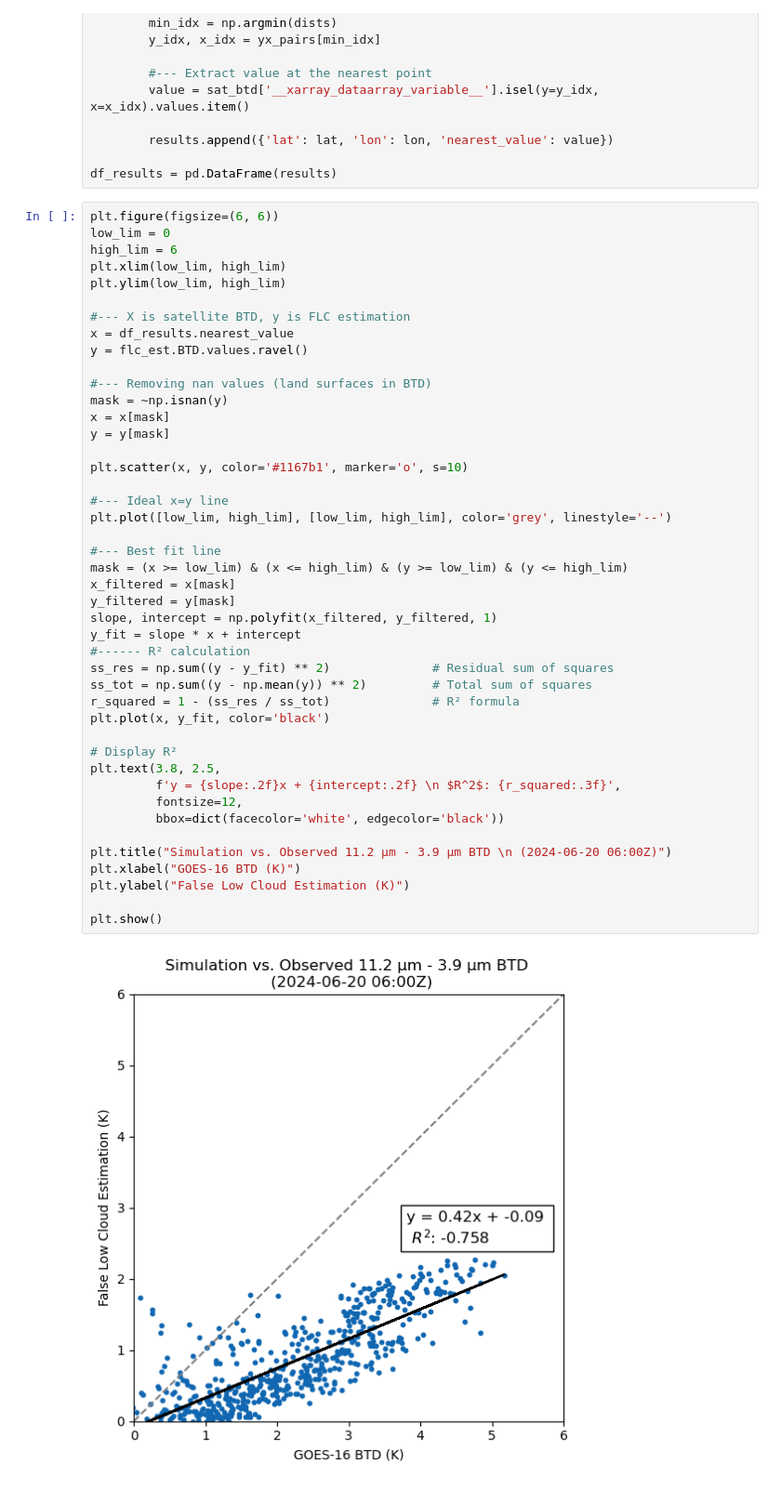
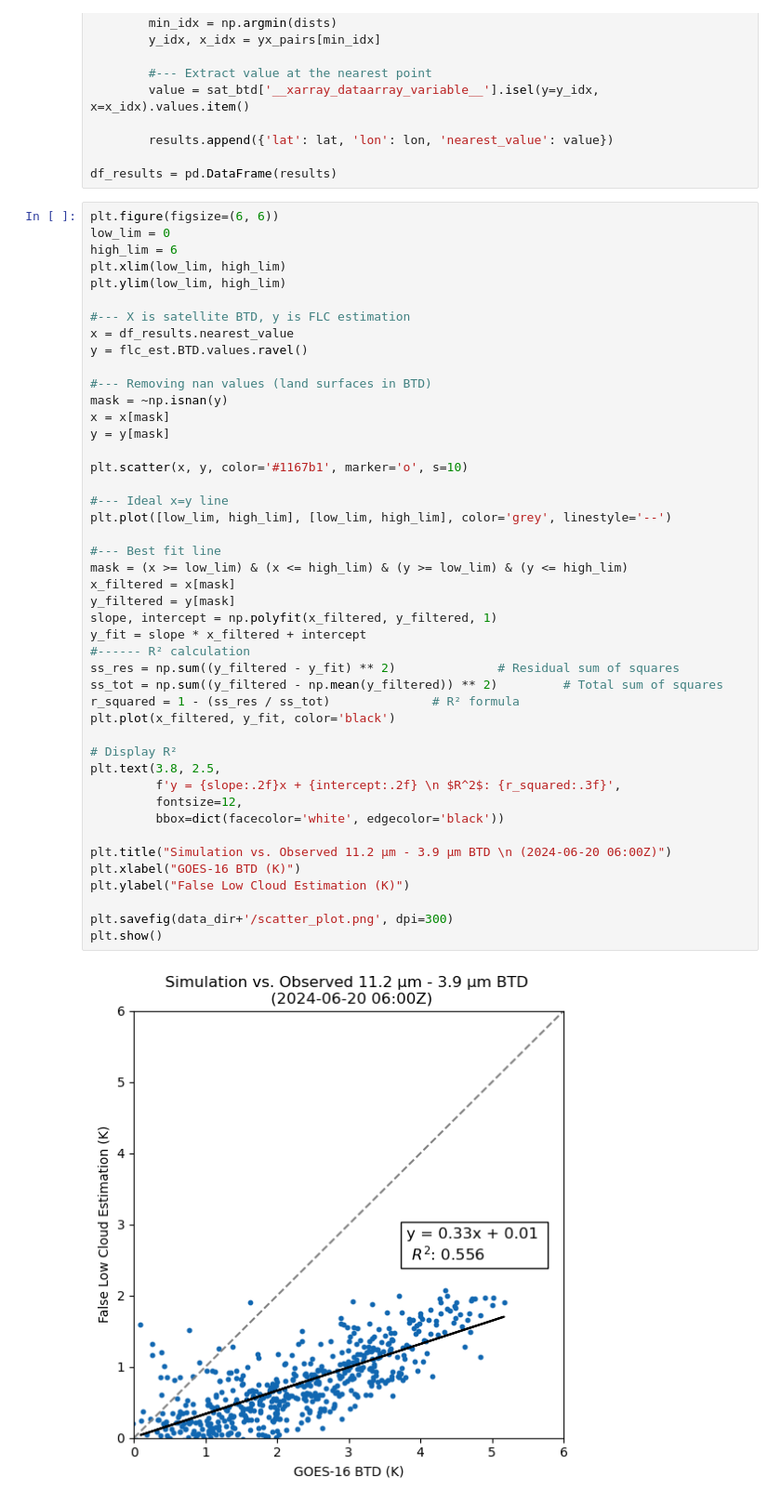
Before and after one commit to jesseturner/FLC_Workspace_3, a Jupyter notebook: FLCI_scatter_plot.ipynb, the cells around one changed output. Shown at 93% size. Saved outputs shown, nothing was run; the diff lists cells and outputs as text.

Commit message:
Fixed minor bug in scatter plot

```diff
--- a/FLCI_scatter_plot.ipynb
+++ b/FLCI_scatter_plot.ipynb
@@ -58,35 +58,36 @@ y = flc_est.BTD.values.ravel()
 #--- Removing nan values (land surfaces in BTD)
 mask = ~np.isnan(y)
 x = x[mask]
 y = y[mask]
 
 plt.scatter(x, y, color='#1167b1', marker='o', s=10)
 
 #--- Ideal x=y line
 plt.plot([low_lim, high_lim], [low_lim, high_lim], color='grey', linestyle='--')
 
 #--- Best fit line
 mask = (x >= low_lim) & (x <= high_lim) & (y >= low_lim) & (y <= high_lim)
 x_filtered = x[mask]
 y_filtered = y[mask]
 slope, intercept = np.polyfit(x_filtered, y_filtered, 1)
-y_fit = slope * x + intercept
+y_fit = slope * x_filtered + intercept
 #------ R² calculation
-ss_res = np.sum((y - y_fit) ** 2)              # Residual sum of squares
-ss_tot = np.sum((y - np.mean(y)) ** 2)         # Total sum of squares
+ss_res = np.sum((y_filtered - y_fit) ** 2)              # Residual sum of squares
+ss_tot = np.sum((y_filtered - np.mean(y_filtered)) ** 2)         # Total sum of squares
 r_squared = 1 - (ss_res / ss_tot)              # R² formula
-plt.plot(x, y_fit, color='black')
+plt.plot(x_filtered, y_fit, color='black')
 
 # Display R²
 plt.text(3.8, 2.5,
          f'y = {slope:.2f}x + {intercept:.2f} \n $R^2$: {r_squared:.3f}',
          fontsize=12,
          bbox=dict(facecolor='white', edgecolor='black'))
 
 plt.title("Simulation vs. Observed 11.2 μm - 3.9 μm BTD \n (2024-06-20 06:00Z)")
 plt.xlabel("GOES-16 BTD (K)")
 plt.ylabel("False Low Cloud Estimation (K)")
 
+plt.savefig(data_dir+'/scatter_plot.png', dpi=300)
 plt.show()
 # %% [output]
-[figure, old version]
+[figure, new version]
```
Also changed, not shown: 2 other files.
